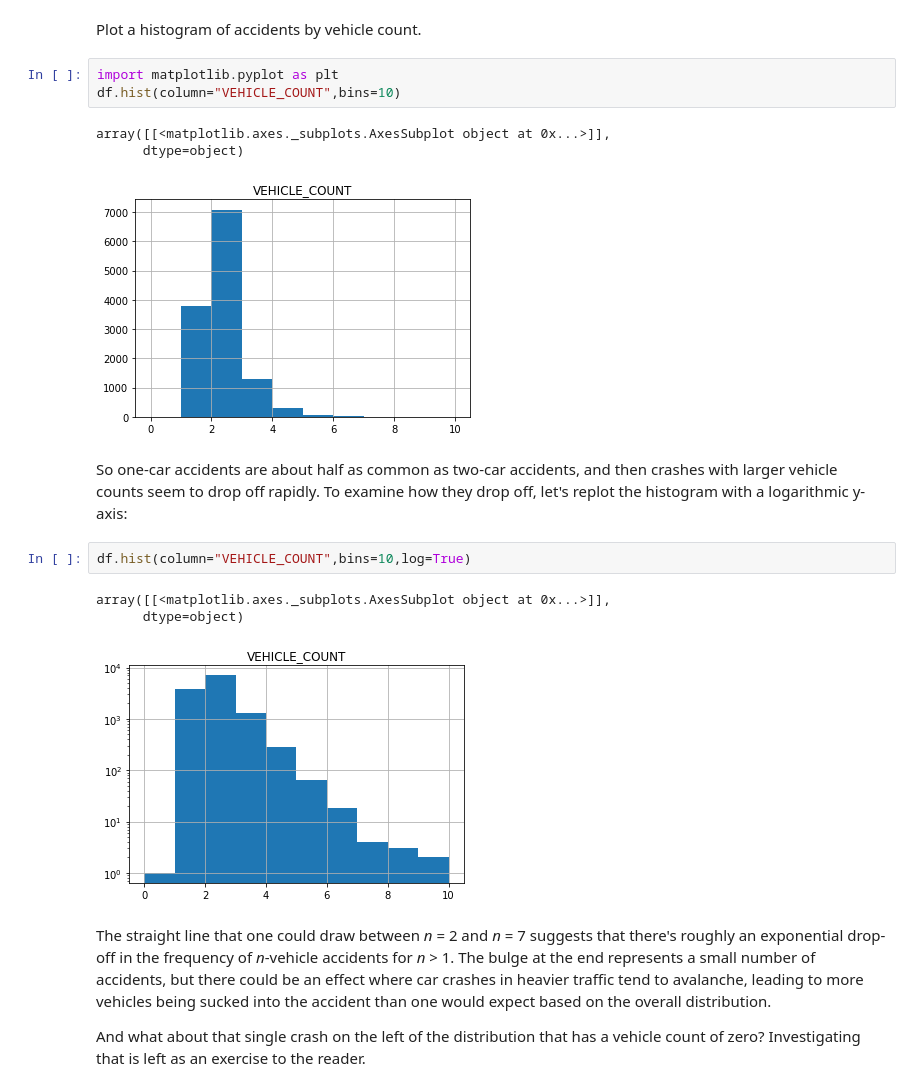
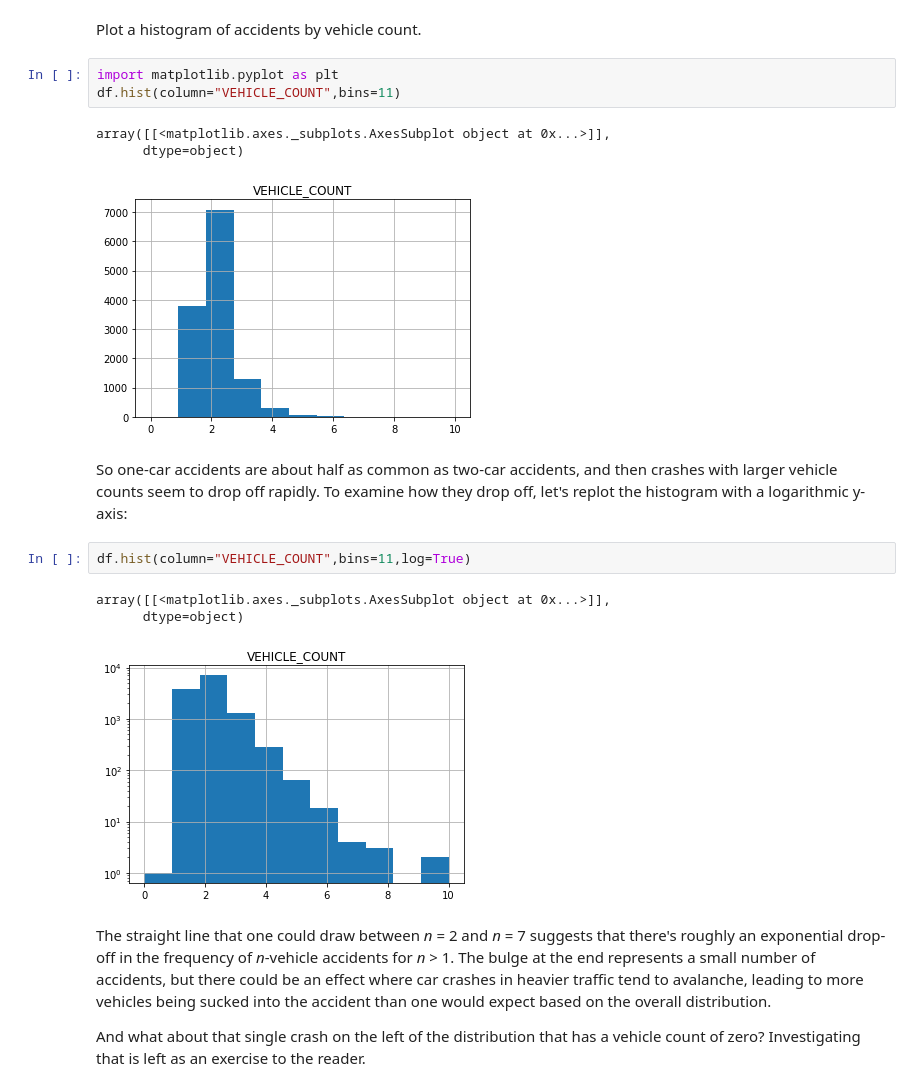
Before and after one commit to WPRDC/Jupyter-notebooks-by-dataset, a Jupyter notebook: Crash-Data-Analysis.ipynb, the cells around one changed output. Saved outputs shown, nothing was run; the diff lists cells and outputs as text.

Commit message:
Correct the number of bins in the histograms

```diff
--- a/Crash-Data-Analysis.ipynb
+++ b/Crash-Data-Analysis.ipynb
@@ -175,19 +175,19 @@ One of the two 10-vehicle accidents in 2017 involved 7 SUVs!
 Plot a histogram of accidents by vehicle count.
 # %%
 import matplotlib.pyplot as plt
-df.hist(column="VEHICLE_COUNT",bins=10)
+df.hist(column="VEHICLE_COUNT",bins=11)
 # %% [output]
 array([[<matplotlib.axes._subplots.AxesSubplot object at 0x...>]],
       dtype=object)
-[figure, old version]
+[figure, new version]
 # %% [markdown]
 So one-car accidents are about half as common as two-car accidents, and then crashes with larger vehicle counts seem to drop off rapidly. To examine how they drop off, let's replot the histogram with a logarithmic y-axis:
 # %%
-df.hist(column="VEHICLE_COUNT",bins=10,log=True)
+df.hist(column="VEHICLE_COUNT",bins=11,log=True)
 # %% [output]
 array([[<matplotlib.axes._subplots.AxesSubplot object at 0x...>]],
       dtype=object)
-[figure, old version]
+[figure, new version]
 # %% [markdown]
 The straight line that one could draw between *n* = 2 and *n* = 7 suggests that there's roughly an exponential drop-off in the frequency of *n*-vehicle accidents for *n* > 1. The bulge at the end represents a small number of accidents, but there could be an effect where car crashes in heavier traffic tend to avalanche, leading to more vehicles being sucked into the accident than one would expect based on the overall distribution.
 
```
